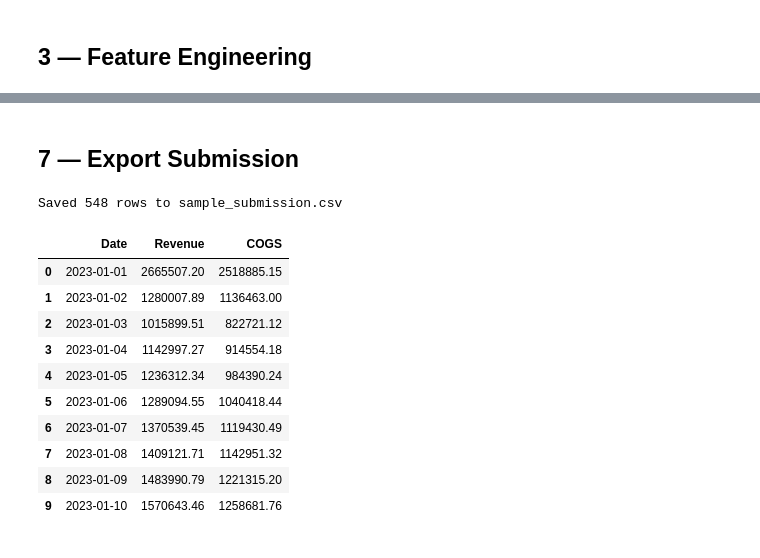
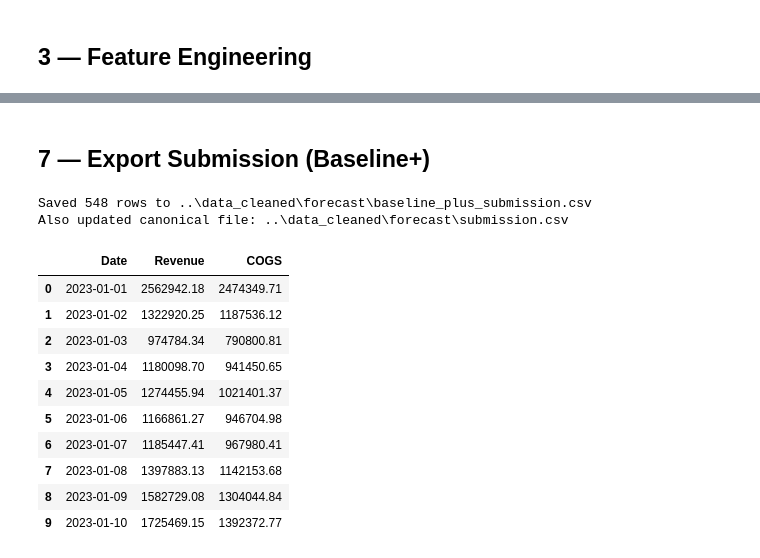
Before and after one commit to vgnam/Datathon-VinIntelligence-2026, a Jupyter notebook: data/baseline.ipynb, the cells around one changed output, grey strips where cells are left out. Cells and saved outputs as stored; diff of their text form; code cells hidden in the pictures.

```diff
--- a/data/baseline.ipynb
+++ b/data/baseline.ipynb
@@ -200,0 +130,41 @@ MAPE COGS    (2021–2022): 23.49%
+# %%
+train['year_weight'] = (train['year'] - train['year'].min() + 1).astype(float)
+
+train['rev_norm'] = train['Revenue'] / train['annual_rev_mean'].replace(0, np.nan)
+train['cogs_norm'] = train['COGS'] / train['annual_cogs_mean'].replace(0, np.nan)
+train['rev_norm'] = train['rev_norm'].replace([np.inf, -np.inf], np.nan).fillna(1.0)
+train['cogs_norm'] = train['cogs_norm'].replace([np.inf, -np.inf], np.nan).fillna(1.0)
+
+def wavg(values, weights):
+    values = np.asarray(values, dtype=float)
+    weights = np.asarray(weights, dtype=float)
+    if np.sum(weights) <= 0:
+        return float(np.mean(values))
+    return float(np.average(values, weights=weights))
+
+seasonal = (
+    train.groupby(['month', 'day'])
+    .apply(lambda g: pd.Series({
+        'rev_norm': wavg(g['rev_norm'], g['year_weight']),
+        'cogs_norm': wavg(g['cogs_norm'], g['year_weight']),
+    }))
+    .reset_index()
+)
+
+train_season = train.merge(seasonal, on=['month', 'day'], how='left', suffixes=('', '_season'))
+train_season['rev_resid'] = train_season['Revenue'] / (train_season['annual_rev_mean'] * train_season['rev_norm_season']).replace(0, np.nan)
+train_season['cogs_resid'] = train_season['COGS'] / (train_season['annual_cogs_mean'] * train_season['cogs_norm_season']).replace(0, np.nan)
+
+weekday_profile = (
+    train_season.groupby('weekday')[['rev_resid', 'cogs_resid']]
+    .median()
+    .rename(columns={'rev_resid': 'rev_wday_factor', 'cogs_resid': 'cogs_wday_factor'})
+    .reset_index()
+)
+weekday_profile['rev_wday_factor'] = weekday_profile['rev_wday_factor'].fillna(1.0).clip(0.85, 1.15)
+weekday_profile['cogs_wday_factor'] = weekday_profile['cogs_wday_factor'].fillna(1.0).clip(0.85, 1.15)
+
+print('Seasonal profile rows:', len(seasonal))
+print('Weekday profile rows:', len(weekday_profile))
+display(seasonal.head(10))
+display(weekday_profile)
@@ -201,24 +480,29 @@ MAPE COGS    (2021–2022): 23.49%
 # %% [markdown]
-## 7 — Export Submission
+## 7 — Export Submission (Baseline+)
 # %%
 submission = test[['Date', 'Revenue_pred', 'COGS_pred']].rename(
     columns={'Revenue_pred': 'Revenue', 'COGS_pred': 'COGS'}
 )
 submission['Date'] = submission['Date'].dt.strftime('%Y-%m-%d')
+
+OUT_DIR.mkdir(parents=True, exist_ok=True)
 submission.to_csv(OUT_FILE, index=False)
+submission.to_csv(OUT_FILE_CANONICAL, index=False)
 
 print(f'Saved {len(submission)} rows to {OUT_FILE}')
+print(f'Also updated canonical file: {OUT_FILE_CANONICAL}')
 submission.head(10)
 # %% [output]
-Saved 548 rows to sample_submission.csv
+Saved 548 rows to ..\data_cleaned\forecast\baseline_plus_submission.csv
+Also updated canonical file: ..\data_cleaned\forecast\submission.csv
 |  | Date | Revenue | COGS |
-| 0 | 2023-01-01 | 2665507.20 | 2518885.15 |
-| 1 | 2023-01-02 | 1280007.89 | 1136463.00 |
-| 2 | 2023-01-03 | 1015899.51 | 822721.12 |
-| 3 | 2023-01-04 | 1142997.27 | 914554.18 |
-| 4 | 2023-01-05 | 1236312.34 | 984390.24 |
-| 5 | 2023-01-06 | 1289094.55 | 1040418.44 |
-| 6 | 2023-01-07 | 1370539.45 | 1119430.49 |
-| 7 | 2023-01-08 | 1409121.71 | 1142951.32 |
-| 8 | 2023-01-09 | 1483990.79 | 1221315.20 |
-| 9 | 2023-01-10 | 1570643.46 | 1258681.76 |
+| 0 | 2023-01-01 | 2562942.18 | 2474349.71 |
+| 1 | 2023-01-02 | 1322920.25 | 1187536.12 |
+| 2 | 2023-01-03 | 974784.34 | 790800.81 |
+| 3 | 2023-01-04 | 1180098.70 | 941450.65 |
+| 4 | 2023-01-05 | 1274455.94 | 1021401.37 |
+| 5 | 2023-01-06 | 1166861.27 | 946704.98 |
+| 6 | 2023-01-07 | 1185447.41 | 967980.41 |
+| 7 | 2023-01-08 | 1397883.13 | 1142153.68 |
+| 8 | 2023-01-09 | 1582729.08 | 1304044.84 |
+| 9 | 2023-01-10 | 1725469.15 | 1392372.77 |
```
Also changed, not shown: parts of 21 cells of this notebook, 6 other files.
